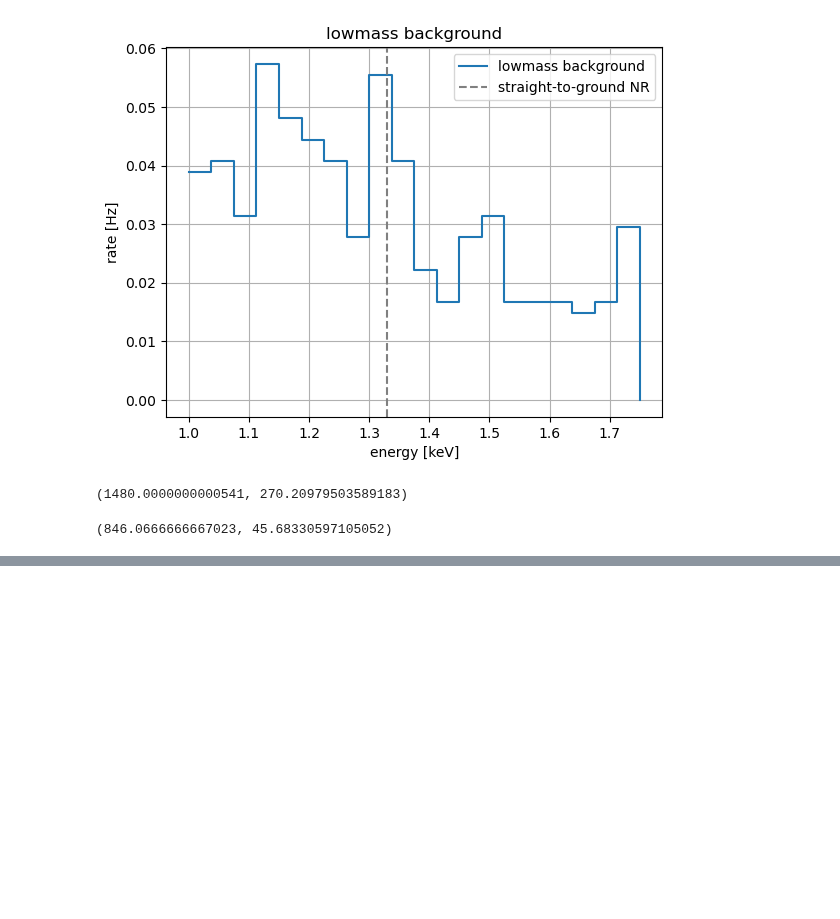
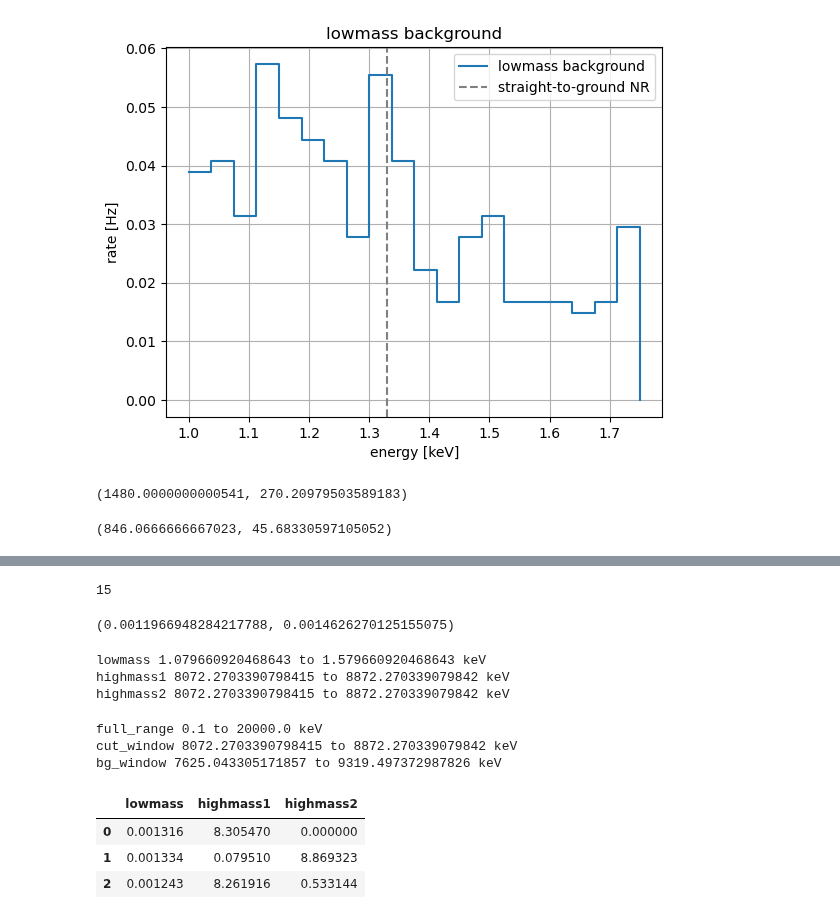
Before and after one commit to tamu-edu/doublecap, a Jupyter notebook: analysis/backgrounds.ipynb, the cells around one changed output, grey strips where cells are left out. Saved outputs shown, nothing was run; the diff lists cells and outputs as text; code cells hidden in the pictures; blank space fills up the shorter version.

```diff
--- a/analysis/backgrounds.ipynb
+++ b/analysis/backgrounds.ipynb
@@ -679,0 +1078,75 @@ df5['lowmass_all'].values.sum()/conv, np.sqrt(df5['lowmass_all'].values.sum())/c
+# %%
+len(Es)
+# %% [output]
+15
+# %%
+Es.min(), Es.max()
+# %% [output]
+(0.0011966948284217788, 0.0014626270125155075)
+# %%
+for det in detectors:
+    hist = all_hist_dict['energy_cut'][det]['cut_window']
+    Es = hist['E'].values
+    print(det, Es[0]*1e3, 'to', Es[-1]*1e3, 'keV')
+# %% [output]
+lowmass 1.079660920468643 to 1.579660920468643 keV
+highmass1 8072.2703390798415 to 8872.270339079842 keV
+highmass2 8072.2703390798415 to 8872.270339079842 keV
+# %%
+# "candidate" events
+filenames = ['../build/rate_data/Lead20.000000_PE1.000000_20250322_142448_t1.root', '../build/rate_data/Lead20.000000_PE1.000000_20250324_191616_t6.root', '../build/rate_data/Lead20.000000_PE1.000000_20250324_123308_t3.root']
+
+evt_nums = [20017245, 61269647, 16882515]
+energies = {det: np.zeros(len(evt_nums)) for det in detectors}
+
+for i, (f, evt) in enumerate(zip(filenames, evt_nums)):
+
+    tfile = ROOT.TFile.Open(f, 'READ')
+    tree = tfile.Get('tree')
+
+    last_event = -1
+    energy = {det: 0. for det in detectors}
+
+    for k in range(tree.GetEntries()):
+        tree.GetEntry(k)
+
+        EventNum = int(getattr(tree, 'EventNum'))
+
+        if EventNum == evt:
+            TrkNum = int(getattr(tree, 'TrkNum'))
+            Edep = float(getattr(tree, 'Edep'))
+            VolName = getattr(tree, 'VolName')
+            PName = getattr(tree, 'PName')
+            ProcName = getattr(tree, 'ProcName')
+            ParentVol = getattr(tree, 'ParentVol')
+            IsCapture = bool(int(getattr(tree, 'IsCapture')))
+            KE = float(getattr(tree, 'KE'))
+            KE3 = float(getattr(tree, 'KE3'))
+            DepProc = getattr(tree, 'DepProc')
+            Time = float(getattr(tree, 'Time'))
+            X = float(getattr(tree, 'X'))
+            Y = float(getattr(tree, 'Y'))
+            Z = float(getattr(tree, 'Z'))
+
+            energies[VolName][i] += Edep
+
+
+tfile.Close()
+
+energies = pd.DataFrame.from_dict(energies)
+# %%
+for bin_type in bin_types:
+    hist = all_hist_dict['energy_cut']['highmass1'][bin_type]
+    Es = hist['E'].values
+    print(bin_type, Es[0]*1e3, 'to', Es[-1]*1e3, 'keV')
+# %% [output]
+full_range 0.1 to 20000.0 keV
+cut_window 8072.2703390798415 to 8872.270339079842 keV
+bg_window 7625.043305171857 to 9319.497372987826 keV
+# %%
+energies
+# %% [output]
+|  | lowmass | highmass1 | highmass2 |
+| 0 | 0.001316 | 8.305470 | 0.000000 |
+| 1 | 0.001334 | 0.079510 | 8.869323 |
+| 2 | 0.001243 | 8.261916 | 0.533144 |
```
Also changed, not shown: parts of 21 cells of this notebook.
